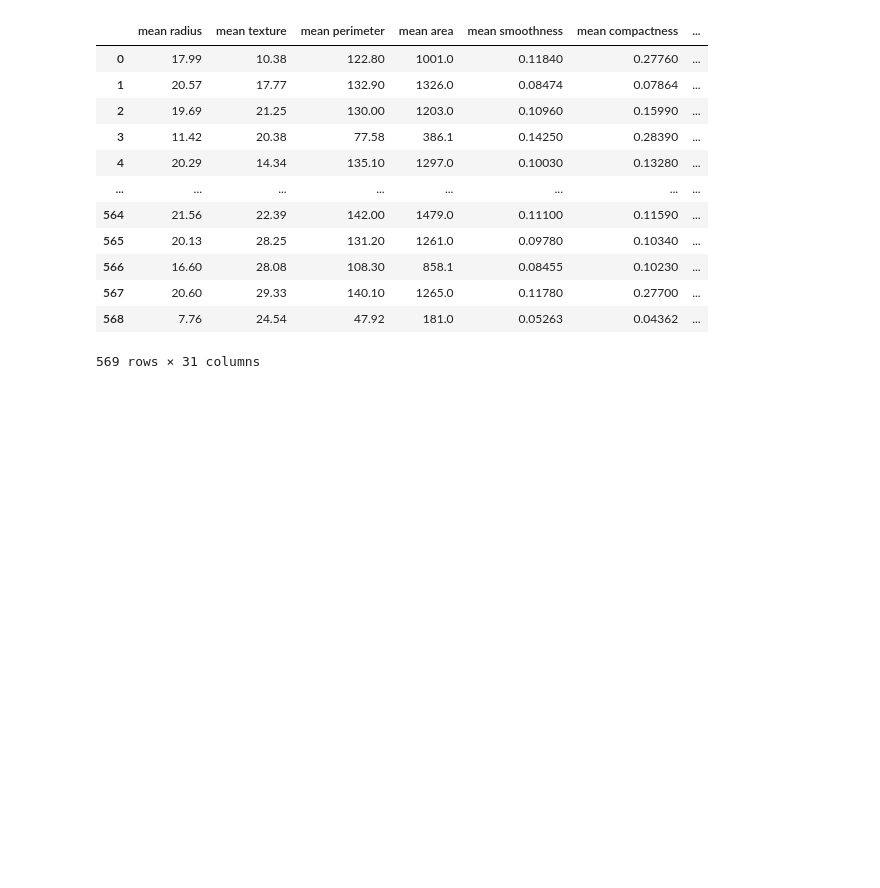
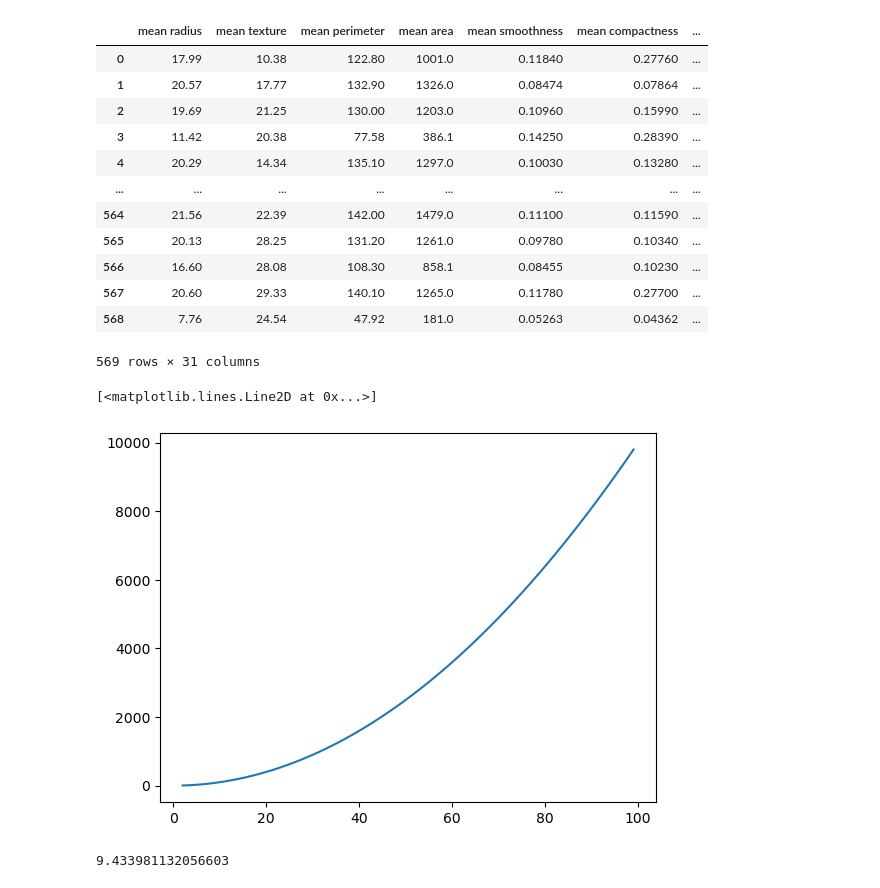
Before and after one commit to sierraporta/Curso-Introduccion-Machine-Leaning, a Jupyter notebook: Notebooks/aprendizaje-NOsupervisado.ipynb, the cells around one changed output. Cells and saved outputs as stored; diff of their text form; code cells hidden in the pictures; blank space fills up the shorter version.

```diff
--- a/Notebooks/aprendizaje-NOsupervisado.ipynb
+++ b/Notebooks/aprendizaje-NOsupervisado.ipynb
@@ -258,3 +430,12 @@ df
 | 567 | 20.60 | 29.33 | 140.10 | 1265.0 | 0.11780 | 0.27700 | ... |
 | 568 | 7.76 | 24.54 | 47.92 | 181.0 | 0.05263 | 0.04362 | ... |
 569 rows × 31 columns
+# %%
+plt.plot(np.arange(2,100,1),np.arange(2,100,1)**2)
+# %% [output]
+[<matplotlib.lines.Line2D at 0x...>]
+[figure, added]
+# %%
+np.sqrt((27-19)**2+(16-11)**2)
+# %% [output]
+9.433981132056603
```
Also changed, not shown: parts of 26 cells of this notebook.
